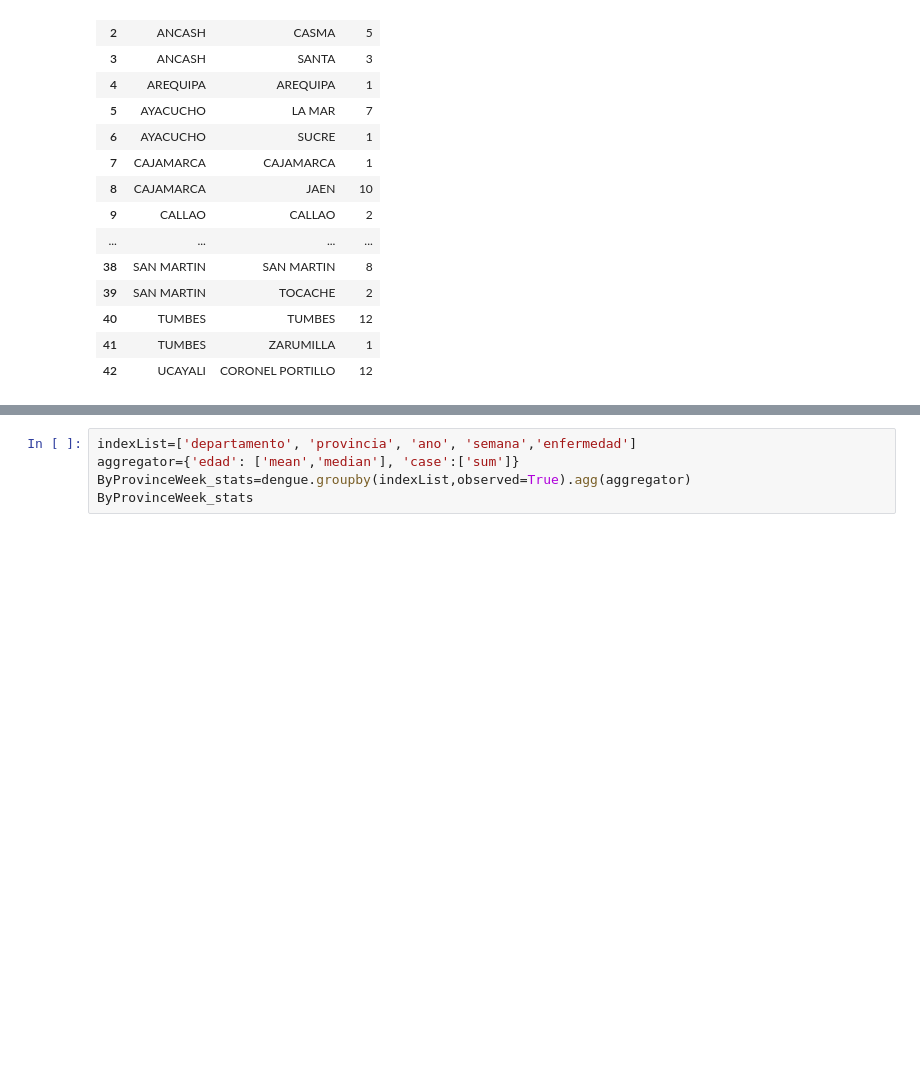
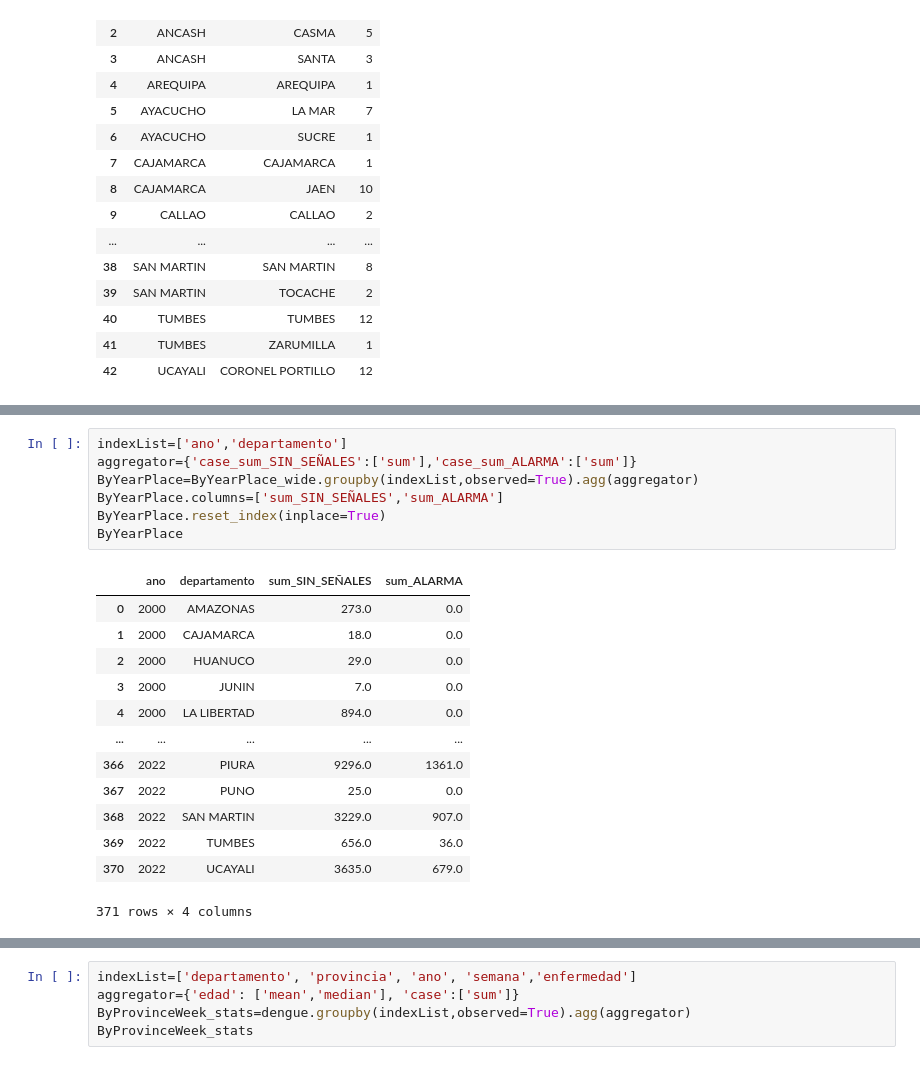
Before and after one commit to SocialAnalytics-StrategicIntelligence/OrganizeExploreAndQuery, a Jupyter notebook: Organize.ipynb, the cells around one changed output, grey strips where cells are left out. Cells and saved outputs as stored; diff of their text form; blank space fills up the shorter version.

```diff
--- a/Organize.ipynb
+++ b/Organize.ipynb
@@ -426,0 +489,21 @@ TypeError: Index(...) must be called with a collection of some kind, 'case' was
+# %%
+indexList=['ano','departamento']
+aggregator={'case_sum_SIN_SEÑALES':['sum'],'case_sum_ALARMA':['sum']}
+ByYearPlace=ByYearPlace_wide.groupby(indexList,observed=True).agg(aggregator)
+ByYearPlace.columns=['sum_SIN_SEÑALES','sum_ALARMA']
+ByYearPlace.reset_index(inplace=True)
+ByYearPlace
+# %% [output]
+|  | ano | departamento | sum_SIN_SEÑALES | sum_ALARMA |
+| 0 | 2000 | AMAZONAS | 273.0 | 0.0 |
+| 1 | 2000 | CAJAMARCA | 18.0 | 0.0 |
+| 2 | 2000 | HUANUCO | 29.0 | 0.0 |
+| 3 | 2000 | JUNIN | 7.0 | 0.0 |
+| 4 | 2000 | LA LIBERTAD | 894.0 | 0.0 |
+| ... | ... | ... | ... | ... |
+| 366 | 2022 | PIURA | 9296.0 | 1361.0 |
+| 367 | 2022 | PUNO | 25.0 | 0.0 |
+| 368 | 2022 | SAN MARTIN | 3229.0 | 907.0 |
+| 369 | 2022 | TUMBES | 656.0 | 36.0 |
+| 370 | 2022 | UCAYALI | 3635.0 | 679.0 |
+371 rows × 4 columns
```
Also changed, not shown: parts of 24 cells of this notebook, 1 other file.
